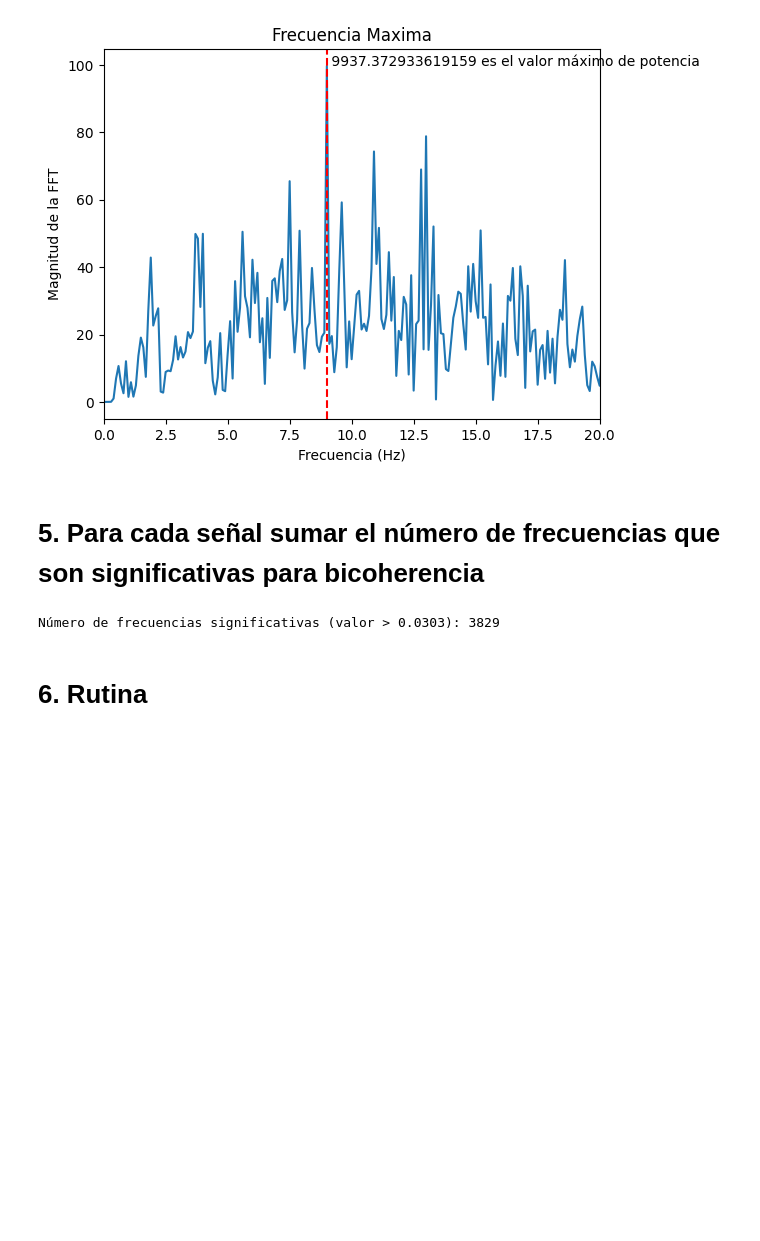
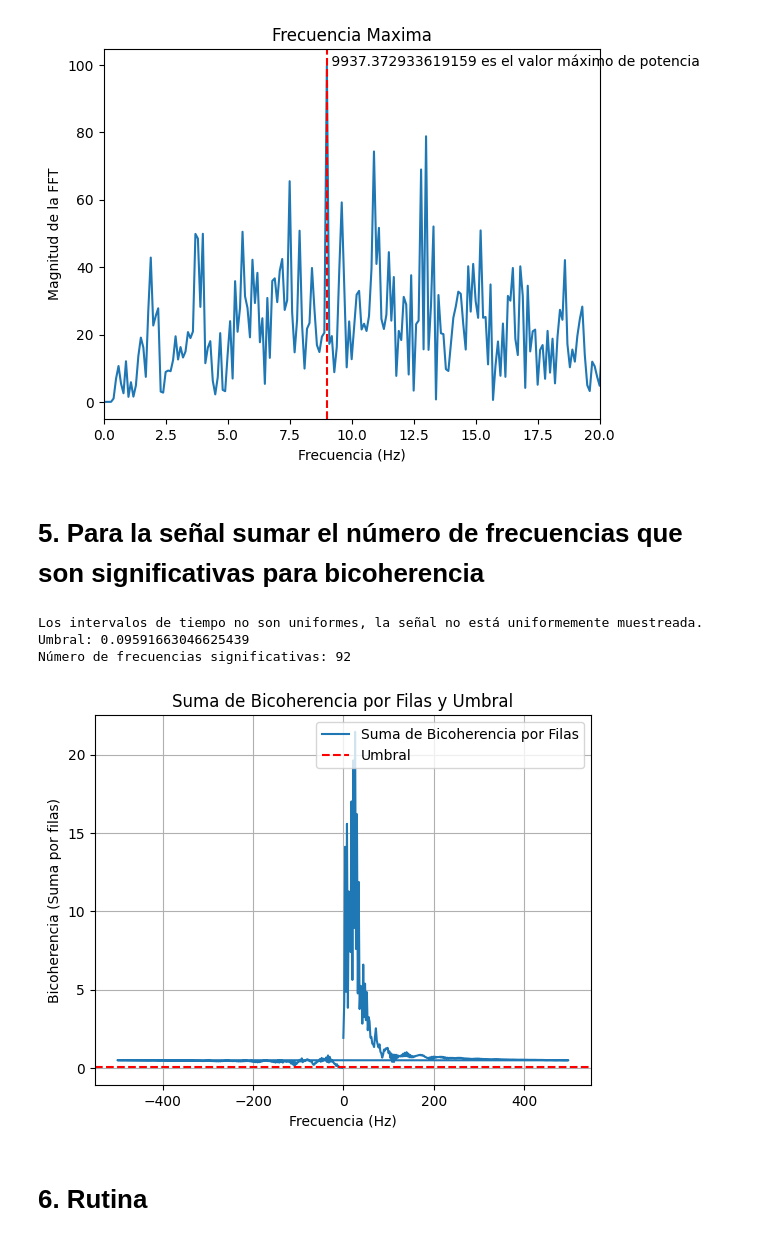
Before and after one commit to juandayo001/Biose-ales_20242, a Jupyter notebook: proyecto2biosenales.ipynb, the cells around one changed output. Saved outputs shown, nothing was run; the diff lists cells and outputs as text; code cells hidden in the pictures; blank space fills up the shorter version.

```diff
--- a/proyecto2biosenales.ipynb
+++ b/proyecto2biosenales.ipynb
@@ -266,21 +273,44 @@ MAX_Pot(señal_ejemplo)
 {'Máxmia frecuebcia': np.float64(9.0)}
 [figure]
 # %% [markdown]
-# 5. Para cada señal sumar el número de frecuencias que son significativas para bicoherencia
+# 5. Para la señal sumar el número de frecuencias que son significativas para bicoherencia
-# %%
-import numpy as np
-
-num_muestras = len(signal)  # Reemplaza 'signal' con tu variable de señal correspondiente
-
-# Calcular el umbral
-threshold = np.sqrt(9.2 / (2 * num_muestras))
-
-# Contar frecuencias significativas
-significant_freqs = np.sum(bicoh > threshold)
-
-print(f"Número de frecuencias significativas (valor > {threshold:.4f}): {significant_freqs}")
-# %% [output]
-Número de frecuencias significativas (valor > 0.0303): 3829
+# %%
+if np.allclose(delta_t, delta_t[0]):
+    # Calcular la frecuencia de muestreo como el inverso del intervalo de tiempo
+    frecuencia_muestreo = 1 / delta_t[0]
+    print(f"Frecuencia de muestreo: {frecuencia_muestreo} Hz")
+else:
+    print("Los intervalos de tiempo no son uniformes, la señal no está uniformemente muestreada.")
+# Calcular el tamaño N (número de frecuencias)
+N = bicoh.shape[1]  # o bicoh.shape[1], dependiendo del tamaño de la matriz
+
+# Calcular el umbral
+threshold = np.sqrt(9.2 / (2 * N))
+print(f"Umbral: {threshold}")
+
+# Contar el número de frecuencias que superan el umbral
+significant_frequencies_count = np.sum(bicoherence_array > threshold)
+print(f"Número de frecuencias significativas: {significant_frequencies_count}")
+
+# Sumar la bicoherencia a lo largo de las filas
+bicoherence_sum = np.sum(bicoherence_array, axis=1)
+
+# Graficar la suma de la bicoherencia por filas
+frequencies = np.fft.fftfreq(N, d=1/1000)
+
+plt.plot(frequencies[:len(bicoherence_sum)], bicoherence_sum, label='Suma de Bicoherencia por Filas')
+plt.axhline(y=threshold, color='r', linestyle='--', label='Umbral')
+plt.title('Suma de Bicoherencia por Filas y Umbral')
+plt.xlabel('Frecuencia (Hz)')
+plt.ylabel('Bicoherencia (Suma por filas)')
+plt.legend()
+plt.grid(True)
+plt.show()
+# %% [output]
+Los intervalos de tiempo no son uniformes, la señal no está uniformemente muestreada.
+Umbral: 0.09591663046625439
+Número de frecuencias significativas: 92
+[figure, added]
 # %% [markdown]
 # 6. Rutina
 # %%
```
Also changed, not shown: parts of 5 cells of this notebook.
